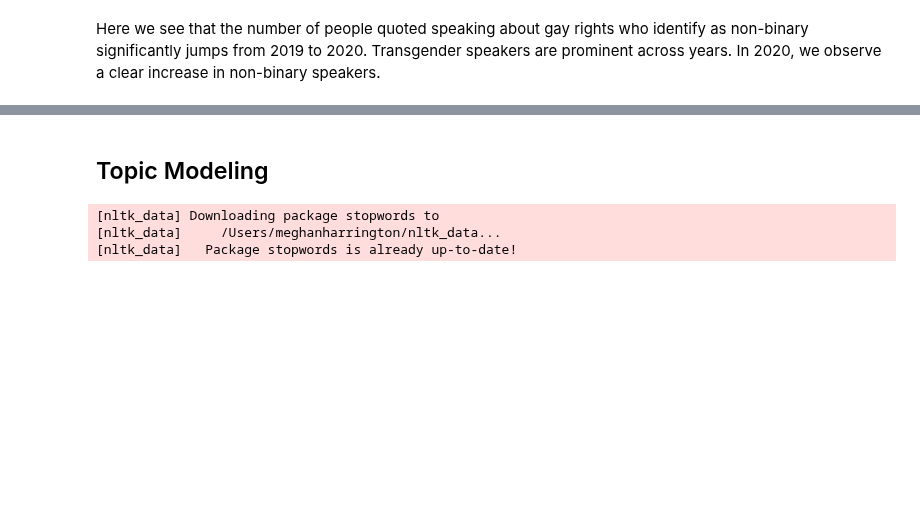
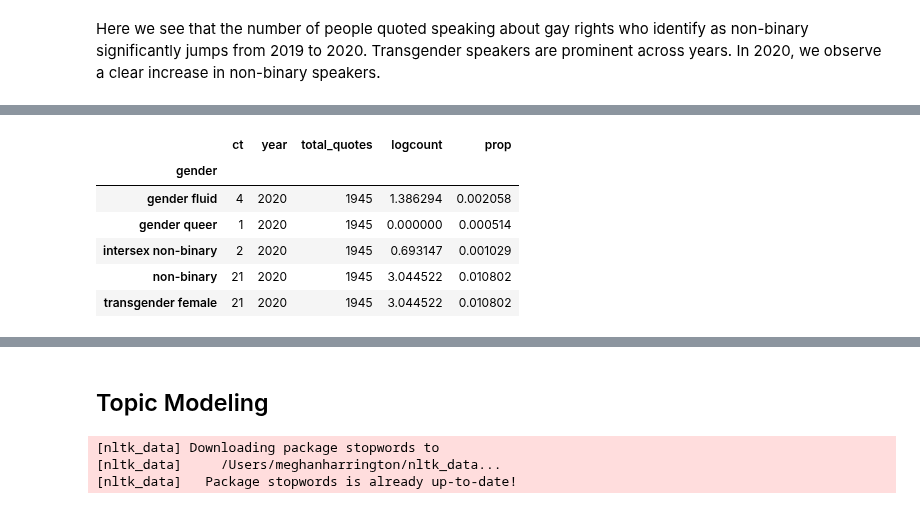
Before and after one commit to epfl-ada/ada-2021-project-ada_group_project, a Jupyter notebook: statistics.ipynb, the cells around one changed output, grey strips where cells are left out. Cells and saved outputs as stored; diff of their text form; code cells hidden in the pictures; blank space fills up the shorter version.

```diff
--- a/statistics.ipynb
+++ b/statistics.ipynb
@@ -457,0 +503,19 @@ Transgender speakers are prominent across years. In 2020, we observe a clear inc
+# %%
+# Remove male and female to look more closely at minority genders
+without_mf15 = merged_gender[(merged_gender.year == 2015) & ~(merged_gender.gender.isin(['male', 'female']))]
+without_mf15['prop'] = without_mf15.ct / sum15
+without_mf15 = without_mf15.set_index('gender')
+without_mf15 = without_mf15.drop("male transgender person")
+
+without_mf20 = merged_gender[(merged_gender.year == 2020) & ~(merged_gender.gender.isin(['male', 'female']))]
+without_mf20['prop'] = without_mf20.ct / sum20
+without_mf20 = without_mf20.set_index('gender')
+without_mf20.head()
+# %% [output]
+|  | ct | year | total_quotes | logcount | prop |
+| gender |  |  |  |  |  |
+| gender fluid | 4 | 2020 | 1945 | 1.386294 | 0.002058 |
+| gender queer | 1 | 2020 | 1945 | 0.000000 | 0.000514 |
+| intersex non-binary | 2 | 2020 | 1945 | 0.693147 | 0.001029 |
+| non-binary | 21 | 2020 | 1945 | 3.044522 | 0.010802 |
+| transgender female | 21 | 2020 | 1945 | 3.044522 | 0.010802 |
```
Also changed, not shown: parts of 7 cells of this notebook.
